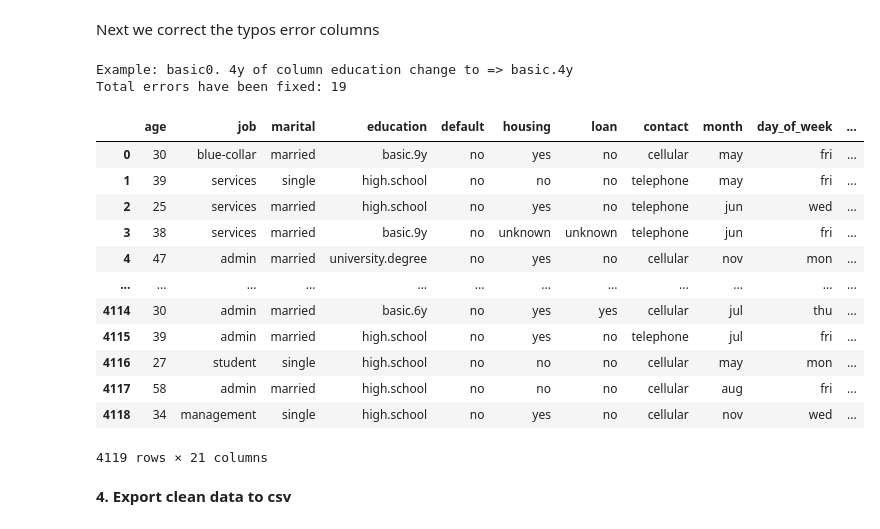
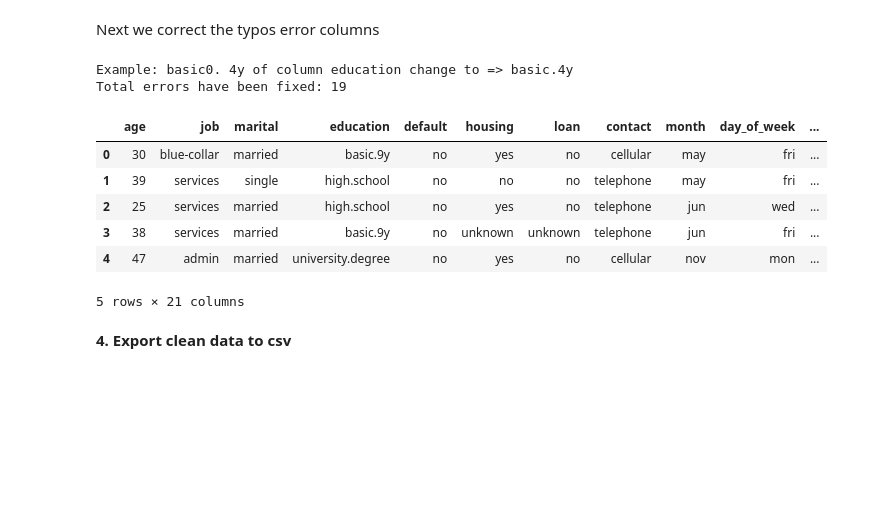
Before and after one commit to thinhsuy/Data_cleansing_summarising, a Jupyter notebook: assignment1.ipynb, the cells around one changed output. Cells and saved outputs as stored; diff of their text form; code cells hidden in the pictures; blank space fills up the shorter version.

```diff
--- a/assignment1.ipynb
+++ b/assignment1.ipynb
@@ -144,41 +136,35 @@ def auto_fix(error, valid):
             s = sum([1 if char in value else 0 for char in error])
             if (s*100/len(value)>percent):
                 anchor = value
                 percent = s*100/len(value)
         except: continue
     return anchor
 
 error = "basic0. 4y"
 print("Example:", error, "of column education change to =>", auto_fix(error, valid_value["education"]))
 
 def typos_treatment(df, valid_value, total_error_occur):
     for key, val in valid_value.items():
         index = df[~df[key].isin(val)].index
         error_list = list(df.iloc[index][key].unique())
         total_error_occur += len(error_list)
         for error in error_list:
             df[key] = pd.Series(df[key].replace(error, auto_fix(error, valid_value[key])))
     return df, total_error_occur
 
 df, total_error_occur = typos_treatment(df, valid_value, 0)
 print(f"Total errors have been fixed: {total_error_occur}")
-df
+df.head()
 # %% [output]
 Example: basic0. 4y of column education change to => basic.4y
 Total errors have been fixed: 19
 |  | age | job | marital | education | default | housing | loan | contact | month | day_of_week | ... |
 | 0 | 30 | blue-collar | married | basic.9y | no | yes | no | cellular | may | fri | ... |
 | 1 | 39 | services | single | high.school | no | no | no | telephone | may | fri | ... |
 | 2 | 25 | services | married | high.school | no | yes | no | telephone | jun | wed | ... |
 | 3 | 38 | services | married | basic.9y | no | unknown | unknown | telephone | jun | fri | ... |
 | 4 | 47 | admin | married | university.degree | no | yes | no | cellular | nov | mon | ... |
-| ... | ... | ... | ... | ... | ... | ... | ... | ... | ... | ... | ... |
-| 4114 | 30 | admin | married | basic.6y | no | yes | yes | cellular | jul | thu | ... |
-| 4115 | 39 | admin | married | high.school | no | yes | no | telephone | jul | fri | ... |
-| 4116 | 27 | student | single | high.school | no | no | no | cellular | may | mon | ... |
-| 4117 | 58 | admin | married | high.school | no | no | no | cellular | aug | fri | ... |
-| 4118 | 34 | management | single | high.school | no | yes | no | cellular | nov | wed | ... |
-4119 rows × 21 columns
+5 rows × 21 columns
 # %% [markdown]
 <p><b>4. Export clean data to csv</b></p>
 # %%
```
Also changed, not shown: parts of 17 cells of this notebook.
